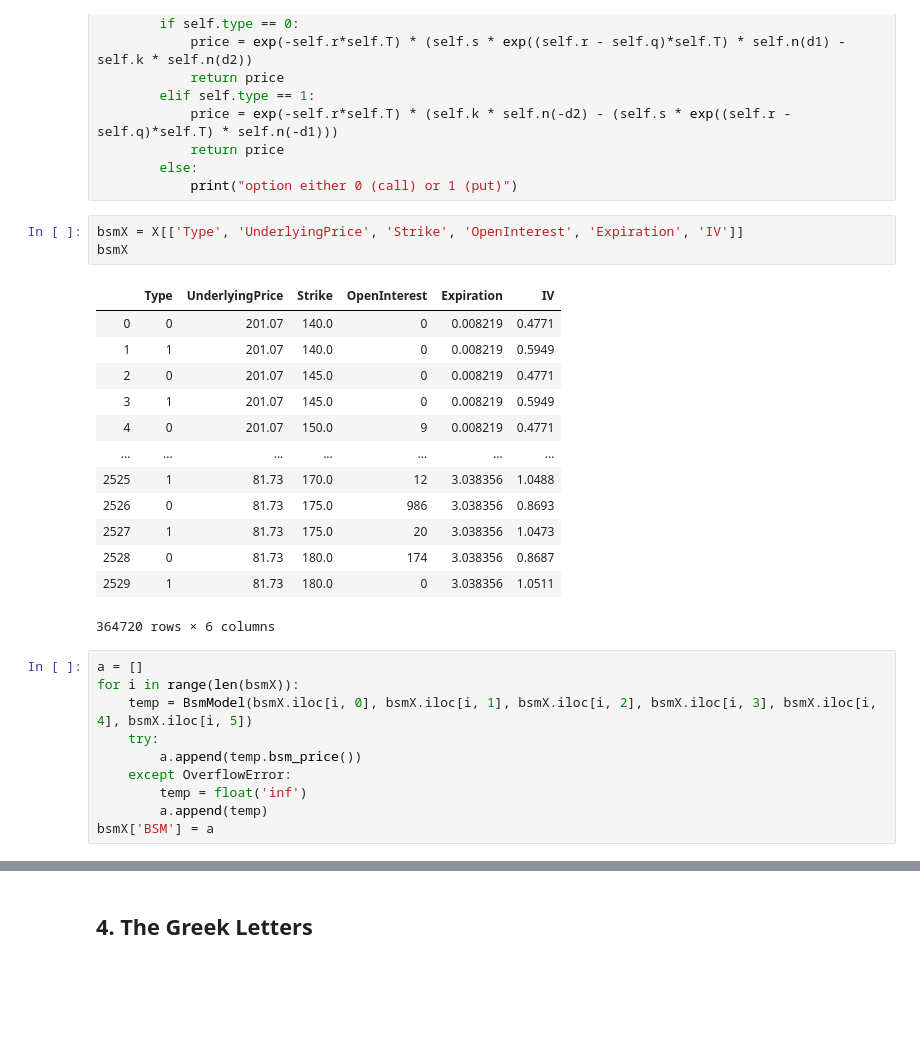
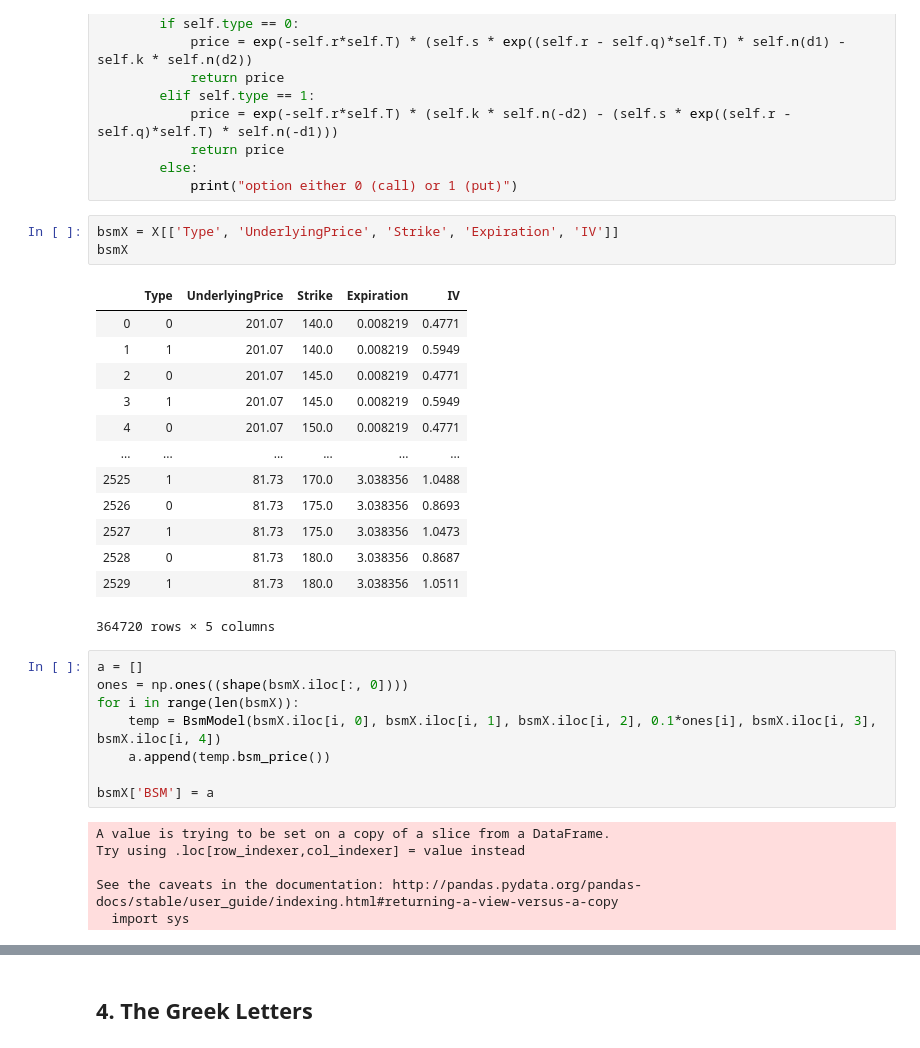
Before and after one commit to DanielHead96/4156ML, a Jupyter notebook: Research.ipynb, the cells around one changed output, grey strips where cells are left out. Drawn from its saved outputs; the diff is of its cells as text; blank space fills up the shorter version.

```diff
--- a/Research.ipynb
+++ b/Research.ipynb
@@ -231,32 +236,36 @@ class BsmModel:
         else:
             print("option either 0 (call) or 1 (put)")
 # %%
-bsmX = X[['Type', 'UnderlyingPrice', 'Strike', 'OpenInterest', 'Expiration', 'IV']]
+bsmX = X[['Type', 'UnderlyingPrice', 'Strike', 'Expiration', 'IV']]
 bsmX
 # %% [output]
-|  | Type | UnderlyingPrice | Strike | OpenInterest | Expiration | IV |
-| 0 | 0 | 201.07 | 140.0 | 0 | 0.008219 | 0.4771 |
-| 1 | 1 | 201.07 | 140.0 | 0 | 0.008219 | 0.5949 |
-| 2 | 0 | 201.07 | 145.0 | 0 | 0.008219 | 0.4771 |
-| 3 | 1 | 201.07 | 145.0 | 0 | 0.008219 | 0.5949 |
-| 4 | 0 | 201.07 | 150.0 | 9 | 0.008219 | 0.4771 |
-| ... | ... | ... | ... | ... | ... | ... |
-| 2525 | 1 | 81.73 | 170.0 | 12 | 3.038356 | 1.0488 |
-| 2526 | 0 | 81.73 | 175.0 | 986 | 3.038356 | 0.8693 |
-| 2527 | 1 | 81.73 | 175.0 | 20 | 3.038356 | 1.0473 |
-| 2528 | 0 | 81.73 | 180.0 | 174 | 3.038356 | 0.8687 |
-| 2529 | 1 | 81.73 | 180.0 | 0 | 3.038356 | 1.0511 |
+|  | Type | UnderlyingPrice | Strike | Expiration | IV |
+| 0 | 0 | 201.07 | 140.0 | 0.008219 | 0.4771 |
+| 1 | 1 | 201.07 | 140.0 | 0.008219 | 0.5949 |
+| 2 | 0 | 201.07 | 145.0 | 0.008219 | 0.4771 |
+| 3 | 1 | 201.07 | 145.0 | 0.008219 | 0.5949 |
+| 4 | 0 | 201.07 | 150.0 | 0.008219 | 0.4771 |
+| ... | ... | ... | ... | ... | ... |
+| 2525 | 1 | 81.73 | 170.0 | 3.038356 | 1.0488 |
+| 2526 | 0 | 81.73 | 175.0 | 3.038356 | 0.8693 |
+| 2527 | 1 | 81.73 | 175.0 | 3.038356 | 1.0473 |
+| 2528 | 0 | 81.73 | 180.0 | 3.038356 | 0.8687 |
+| 2529 | 1 | 81.73 | 180.0 | 3.038356 | 1.0511 |
-364720 rows × 6 columns
+364720 rows × 5 columns
 # %%
 a = []
+ones = np.ones((shape(bsmX.iloc[:, 0])))
 for i in range(len(bsmX)):
-    temp = BsmModel(bsmX.iloc[i, 0], bsmX.iloc[i, 1], bsmX.iloc[i, 2], bsmX.iloc[i, 3], bsmX.iloc[i, 4], bsmX.iloc[i, 5])
-    try:
-        a.append(temp.bsm_price())
-    except OverflowError:
-        temp = float('inf')
-        a.append(temp)
+    temp = BsmModel(bsmX.iloc[i, 0], bsmX.iloc[i, 1], bsmX.iloc[i, 2], 0.1*ones[i], bsmX.iloc[i, 3], bsmX.iloc[i, 4])
+    a.append(temp.bsm_price())
+
 bsmX['BSM'] = a
+# %% [output]
+A value is trying to be set on a copy of a slice from a DataFrame.
+Try using .loc[row_indexer,col_indexer] = value instead
+
+See the caveats in the documentation: http://pandas.pydata.org/pandas-docs/stable/user_guide/indexing.html#returning-a-view-versus-a-copy
+  import sys
 # %%
 bsmX
 # %% [output]
```
Also changed, not shown: parts of 6 cells of this notebook.
